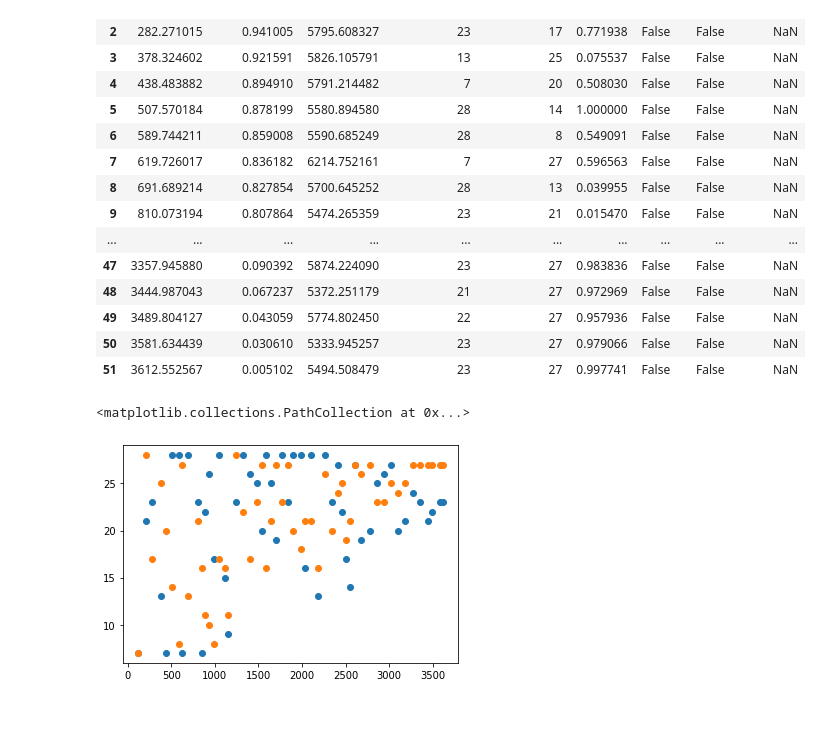
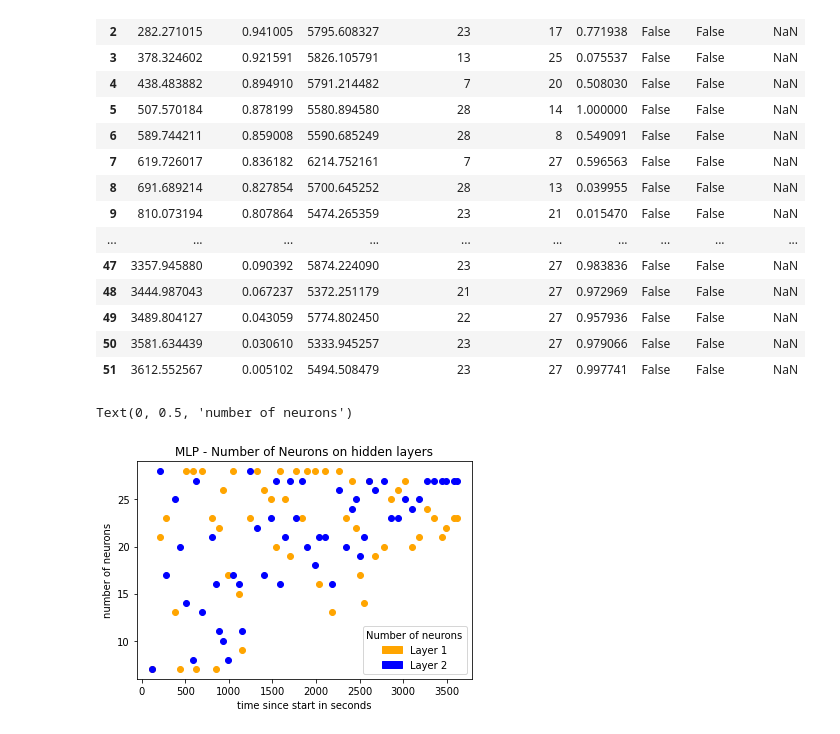
Before and after one commit to PaulErpen/auto-ml-exercise-tu-wien, a Jupyter notebook: LogsProcessing/logsprocessing.ipynb, the cells around one changed output. Drawn from its saved outputs; the diff is of its cells as text; code cells hidden in the pictures.

```diff
--- a/LogsProcessing/logsprocessing.ipynb
+++ b/LogsProcessing/logsprocessing.ipynb
@@ -71,9 +71,13 @@ display(beijing_mlp)
 | 49 | 3489.804127 | 0.043059 | 5774.802450 | 22 | 27 | 0.957936 | False | False | NaN |
 | 50 | 3581.634439 | 0.030610 | 5333.945257 | 23 | 27 | 0.979066 | False | False | NaN |
 | 51 | 3612.552567 | 0.005102 | 5494.508479 | 23 | 27 | 0.997741 | False | False | NaN |
-# %%
-plt.scatter(beijing_mlp["timestamp"], beijing_mlp["n_neurons_l1"])
-plt.scatter(beijing_mlp["timestamp"], beijing_mlp["n_neurons_l2"])
-# %% [output]
-<matplotlib.collections.PathCollection at 0x...>
-[figure, removed]
+# %%
+plt.scatter(beijing_mlp["timestamp"], beijing_mlp["n_neurons_l1"], c="orange")
+plt.scatter(beijing_mlp["timestamp"], beijing_mlp["n_neurons_l2"], c="blue")
+plt.legend(title="Number of neurons", handles=[patches.Patch(color="orange", label="Layer 1"), patches.Patch(color="blue", label="Layer 2")])
+plt.title("MLP - Number of Neurons on hidden layers")
+plt.xlabel("time since start in seconds")
+plt.ylabel("number of neurons")
+# %% [output]
+Text(0, 0.5, 'number of neurons')
+[figure, added]
```
Also changed, not shown: parts of 1 cell of this notebook.
